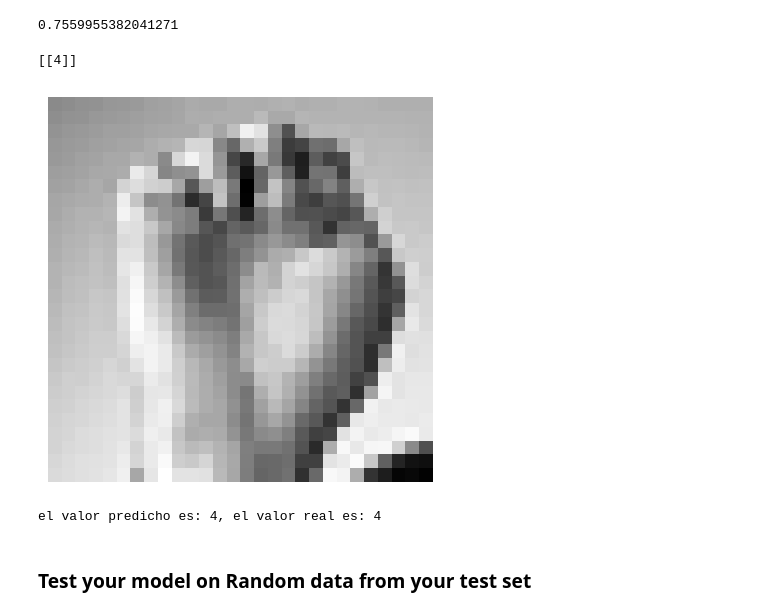
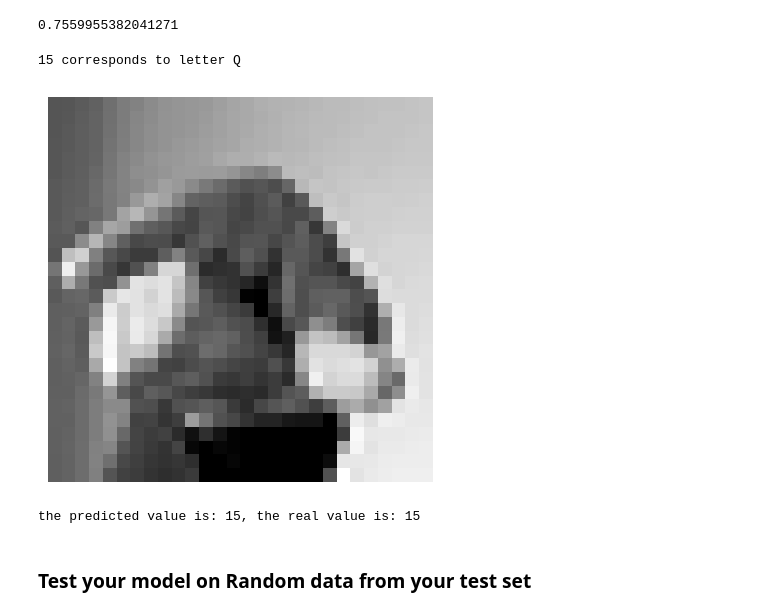
Before and after one commit to andreac941/tutorials, a Jupyter notebook: A1b_DL_TC5033_AD2023_andrea_.ipynb, the cells around one changed output. Cells and saved outputs as stored; diff of their text form; code cells hidden in the pictures.

```diff
--- a/A1b_DL_TC5033_AD2023_andrea_.ipynb
+++ b/A1b_DL_TC5033_AD2023_andrea_.ipynb
@@ -205,3 +208,7 @@ y_train.max()
 23
 # %% [markdown]
 ### Graficar muestras
+# %%
+#Dictionary for understanding which letter corresponds to each number label:
+letters = {0:'A', 1:'B', 2:'C', 3:'D', 4:'E', 5:'F', 6:'G', 7:'H', 8:'I', 9:'K', 10:'L', 11:'M', 12:'N', 13:'O', 14:'P', 15:'Q', 16:'R', 17:'S', 18:'T', 19:'U', 20:'V', 21:'W', 22:'X', 23:'Y'}
+letters[20]
@@ -249,4 +259,0 @@ plt.show()
-# %%
-#Dictionary for understanding to which letter corresponds each number:
-letters = {0:'A', 1:'B', 2:'C', 3:'D', 4:'E', 5:'F', 6:'G', 7:'H', 8:'I', 9:'J', 10:'K', }
-letters[0]
@@ -499,23 +508,26 @@ print(accuracy(x_test, y_test, mb_size))
 # %% [output]
 0.7559955382041271
 # %%
-#idx = np.random.randint(len(y_test))
+#Let's see
 random_indices = random.sample(range(len(x_test)), 1)
 sample_images = x_test[random_indices]
-print(y_test[random_indices])
+ind2 = y_test[random_indices]
+l2 = list(ind2[0])[0]
+print(l2, "corresponds to letter", letters[l2])
 
 # Plot the random samples
 plot_samples(sample_images)
 
+
 plt.show()
 pred = model.predict(x_test[random_indices[0]].reshape(-1, 1))
-print(f'el valor predicho es: {pred}, el valor real es: {y_test[random_indices[0]][0]}')
+print(f'the predicted value is: {pred}, the real value is: {y_test[random_indices[0]][0]}')
 
 #print(random_indices[0])
 #print(idx)
 # %% [output]
-[[4]]
+15 corresponds to letter Q
-[figure, old version]
+[figure, new version]
-el valor predicho es: 4, el valor real es: 4
+the predicted value is: 15, the real value is: 15
 # %% [markdown]
 ### Test your model on Random data from your test set
```
Also changed, not shown: parts of 7 cells of this notebook.
